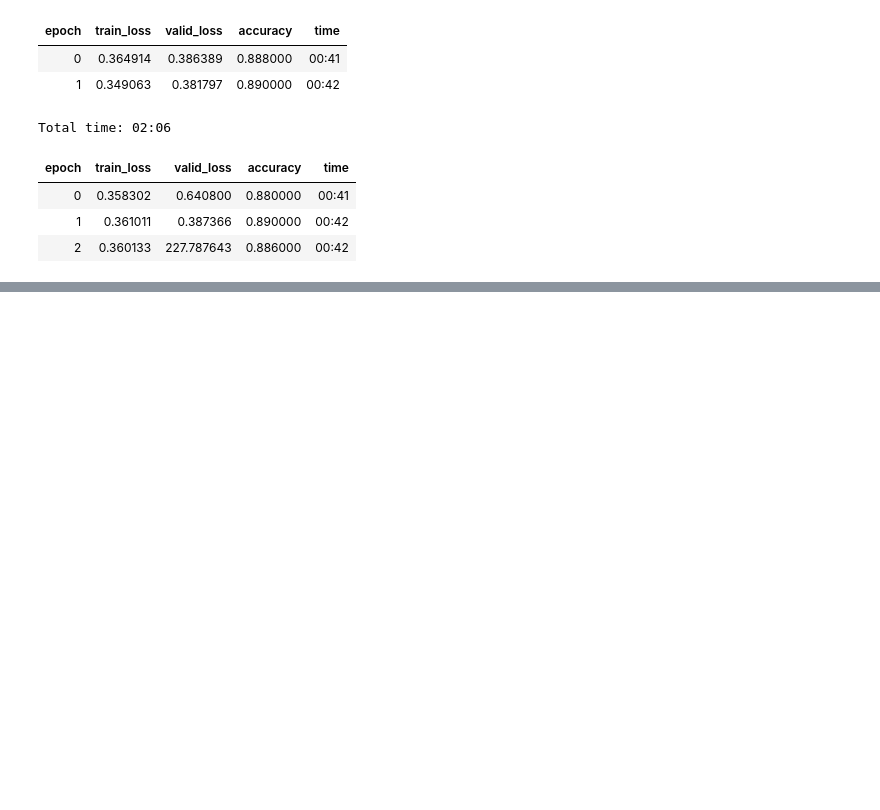
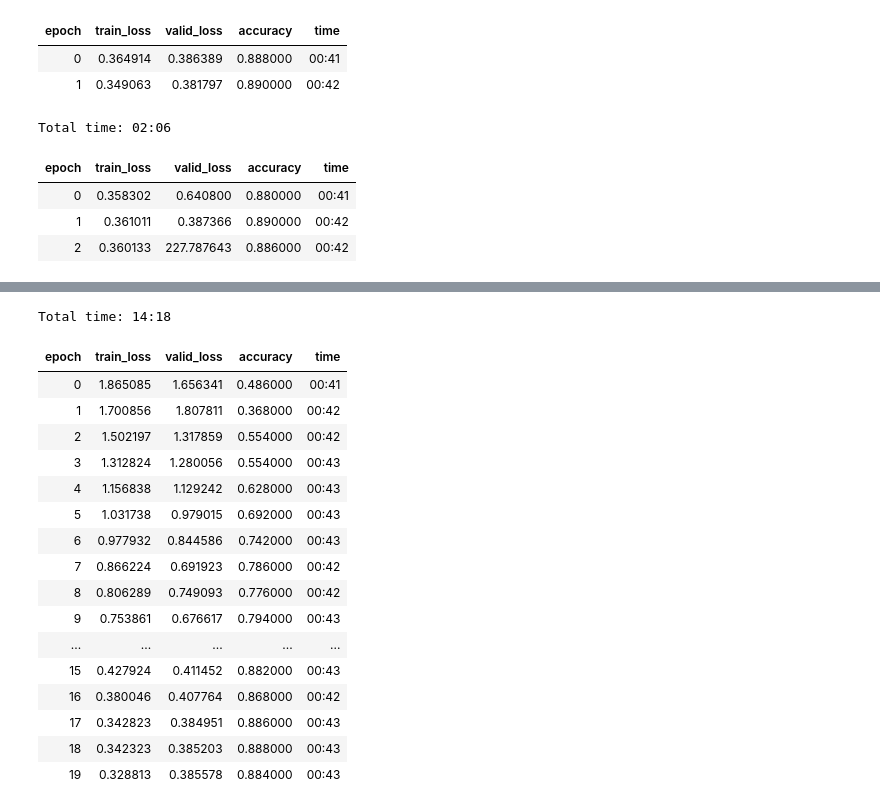
Before and after one commit to jinudaniel/imagenette, a Jupyter notebook: Imagenette_160.ipynb, the cells around one changed output, grey strips where cells are left out. Cells and saved outputs as stored; diff of their text form; code cells hidden in the pictures; blank space fills up the shorter version.

```diff
--- a/Imagenette_160.ipynb
+++ b/Imagenette_160.ipynb
@@ -159,0 +208,21 @@ Total time: 02:06
+# %%
+learn_1.fit_one_cycle(20, max_lr=1e-02)
+# %% [output]
+Total time: 14:18
+| epoch | train_loss | valid_loss | accuracy | time |
+| 0 | 1.865085 | 1.656341 | 0.486000 | 00:41 |
+| 1 | 1.700856 | 1.807811 | 0.368000 | 00:42 |
+| 2 | 1.502197 | 1.317859 | 0.554000 | 00:42 |
+| 3 | 1.312824 | 1.280056 | 0.554000 | 00:43 |
+| 4 | 1.156838 | 1.129242 | 0.628000 | 00:43 |
+| 5 | 1.031738 | 0.979015 | 0.692000 | 00:43 |
+| 6 | 0.977932 | 0.844586 | 0.742000 | 00:43 |
+| 7 | 0.866224 | 0.691923 | 0.786000 | 00:42 |
+| 8 | 0.806289 | 0.749093 | 0.776000 | 00:42 |
+| 9 | 0.753861 | 0.676617 | 0.794000 | 00:43 |
+| ... | ... | ... | ... | ... |
+| 15 | 0.427924 | 0.411452 | 0.882000 | 00:43 |
+| 16 | 0.380046 | 0.407764 | 0.868000 | 00:42 |
+| 17 | 0.342823 | 0.384951 | 0.886000 | 00:43 |
+| 18 | 0.342323 | 0.385203 | 0.888000 | 00:43 |
+| 19 | 0.328813 | 0.385578 | 0.884000 | 00:43 |
```
Also changed, not shown: parts of 10 cells of this notebook.
